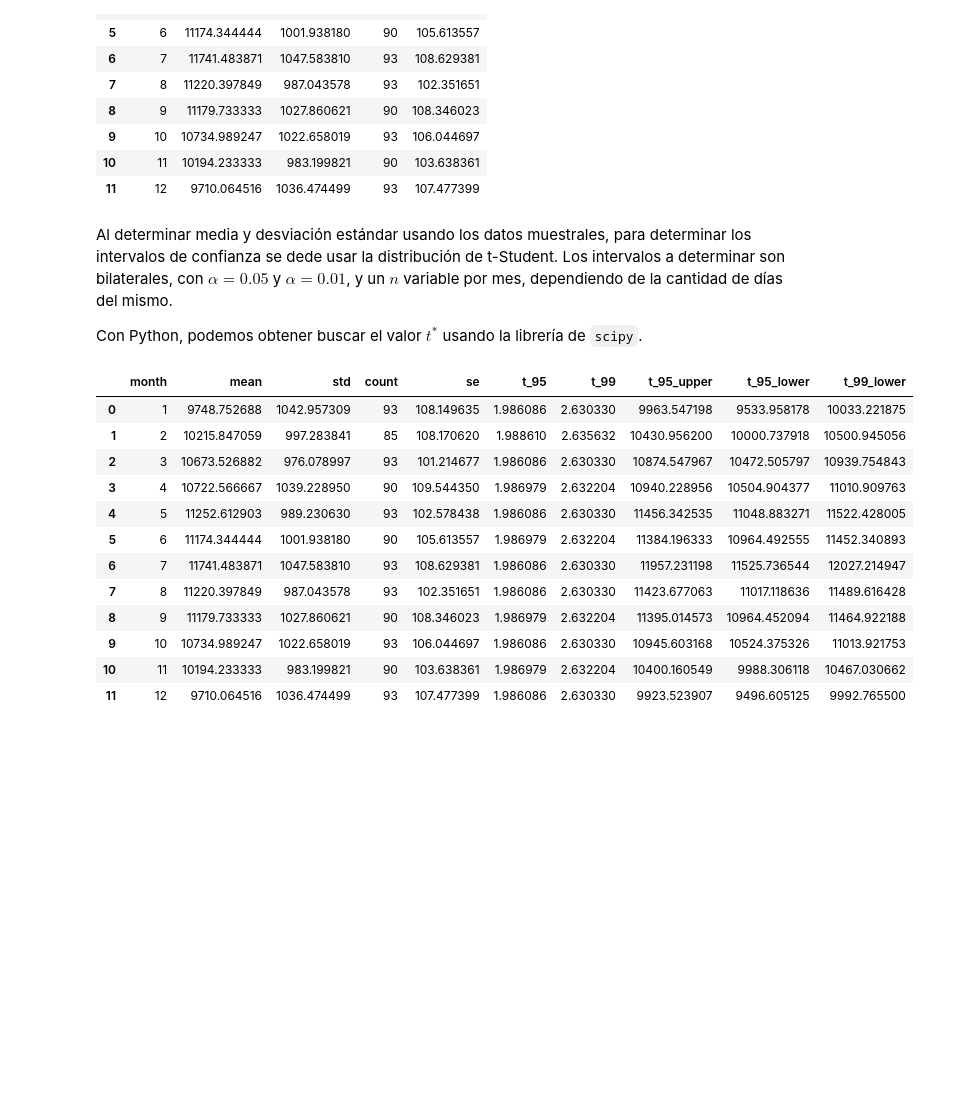
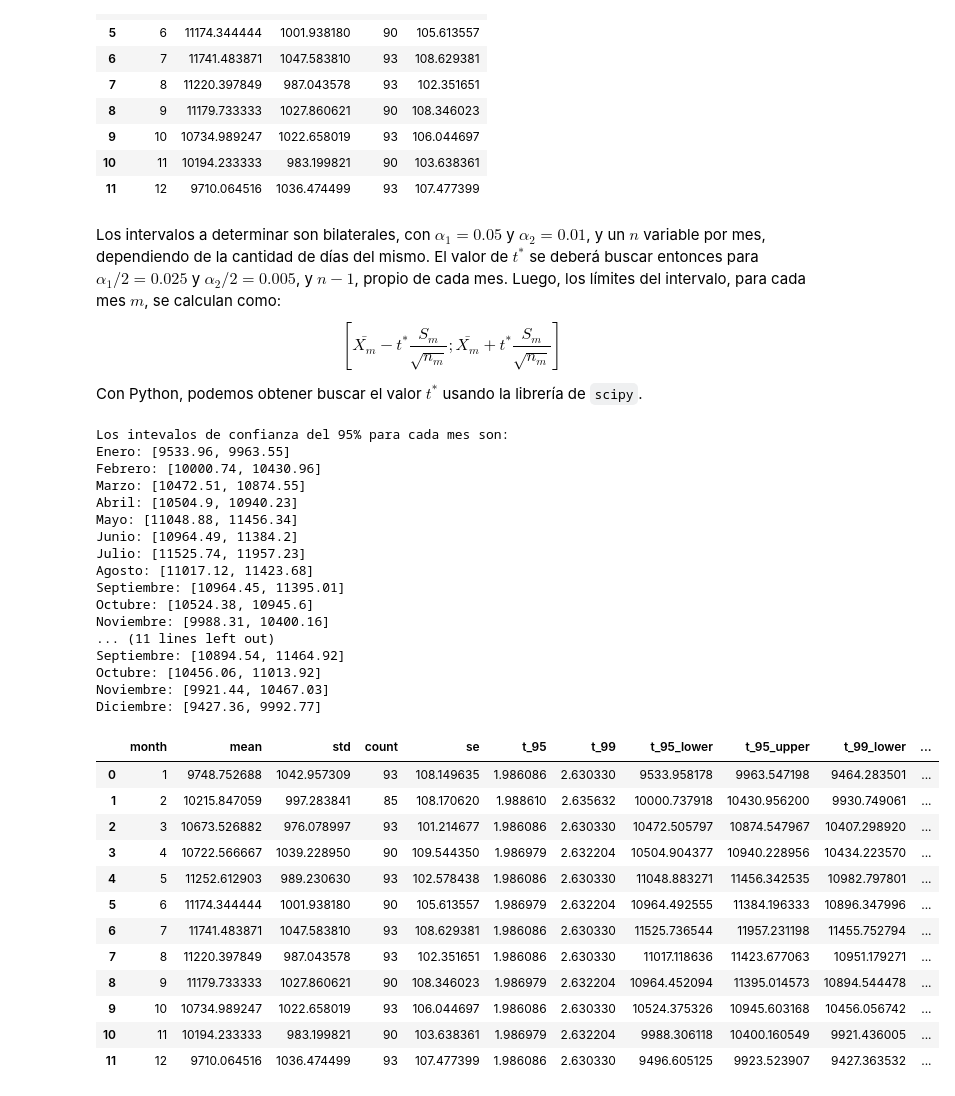
Before and after one commit to gabrielquiroga/peia-primer-examen-parcial, a Jupyter notebook: parciales/tercero/resolucion.ipynb, the cells around one changed output. Saved outputs shown, nothing was run; the diff lists cells and outputs as text; code cells hidden in the pictures; blank space fills up the shorter version.

```diff
--- a/parciales/tercero/resolucion.ipynb
+++ b/parciales/tercero/resolucion.ipynb
@@ -196,7 +196,8 @@ sa_mes
 | 10 | 11 | 10194.233333 | 983.199821 | 90 | 103.638361 |
 | 11 | 12 | 9710.064516 | 1036.474499 | 93 | 107.477399 |
 # %% [markdown]
-Al determinar media y desviación estándar usando los datos muestrales, para determinar los intervalos de confianza se dede usar la distribución de t-Student. Los intervalos a determinar son bilaterales, con $\alpha = 0.05$ y $\alpha = 0.01$, y un $n$ variable por mes, dependiendo de la cantidad de días del mismo.
+Los intervalos a determinar son bilaterales, con $\alpha_1 = 0.05$ y $\alpha_2 = 0.01$, y un $n$ variable por mes, dependiendo de la cantidad de días del mismo. El valor de $t^*$ se deberá buscar entonces para $\alpha_1 /2 = 0.025$ y $\alpha_2 /2 = 0.005$, y $n - 1$, propio de cada mes. Luego, los límites del intervalo, para cada mes $m$, se calculan como:
+$$\left[\bar{X_m} - t^* \frac{S_m}{\sqrt{n_m}} ; \bar{X_m} + t^* \frac{S_m}{\sqrt{n_m}}\right]$$
 
 Con Python, podemos obtener buscar el valor $t^*$ usando la librería de `scipy`.
 # %%
@@ -219,18 +220,55 @@ sa_mes['t_95_upper'] = sa_mes['mean'] + sa_mes['t_95'] * sa_mes['se']
 sa_mes['t_99_lower'] = sa_mes['mean'] - sa_mes['t_99'] * sa_mes['se']
 sa_mes['t_99_upper'] = sa_mes['mean'] + sa_mes['t_99'] * sa_mes['se']
 # %%
+nombres_meses = {
+    1: 'Enero', 2: 'Febrero', 3: 'Marzo', 4: 'Abril',
+    5: 'Mayo', 6: 'Junio', 7: 'Julio', 8: 'Agosto',
+    9: 'Septiembre', 10: 'Octubre', 11: 'Noviembre', 12: 'Diciembre'
+}
+
+print("Los intevalos de confianza del 95% para cada mes son:")
+for index, row in sa_mes.iterrows():
+    mes_nombre = nombres_meses[int(row['month'])]
+    lim_inf = round(row['t_95_lower'], 2)
+    lim_sup = round(row['t_95_upper'], 2)
+    print(f"{mes_nombre}: [{lim_inf}, {lim_sup}]")
+
+print("\nLos intevalos de confianza del 99% para cada mes son:")
+for index, row in sa_mes.iterrows():
+    mes_nombre = nombres_meses[int(row['month'])]
+    lim_inf = round(row['t_99_lower'], 2)
+    lim_sup = round(row['t_99_upper'], 2)
+    print(f"{mes_nombre}: [{lim_inf}, {lim_sup}]")
+
 sa_mes
 # %% [output]
+Los intevalos de confianza del 95% para cada mes son:
+Enero: [9533.96, 9963.55]
+Febrero: [10000.74, 10430.96]
+Marzo: [10472.51, 10874.55]
+Abril: [10504.9, 10940.23]
+Mayo: [11048.88, 11456.34]
+Junio: [10964.49, 11384.2]
+Julio: [11525.74, 11957.23]
+Agosto: [11017.12, 11423.68]
+Septiembre: [10964.45, 11395.01]
+Octubre: [10524.38, 10945.6]
+Noviembre: [9988.31, 10400.16]
+... (11 lines left out)
+Septiembre: [10894.54, 11464.92]
+Octubre: [10456.06, 11013.92]
+Noviembre: [9921.44, 10467.03]
+Diciembre: [9427.36, 9992.77]
-|  | month | mean | std | count | se | t_95 | t_99 | t_95_upper | t_95_lower | t_99_lower |
-| 0 | 1 | 9748.752688 | 1042.957309 | 93 | 108.149635 | 1.986086 | 2.630330 | 9963.547198 | 9533.958178 | 10033.221875 |
-| 1 | 2 | 10215.847059 | 997.283841 | 85 | 108.170620 | 1.988610 | 2.635632 | 10430.956200 | 10000.737918 | 10500.945056 |
-| 2 | 3 | 10673.526882 | 976.078997 | 93 | 101.214677 | 1.986086 | 2.630330 | 10874.547967 | 10472.505797 | 10939.754843 |
-| 3 | 4 | 10722.566667 | 1039.228950 | 90 | 109.544350 | 1.986979 | 2.632204 | 10940.228956 | 10504.904377 | 11010.909763 |
-| 4 | 5 | 11252.612903 | 989.230630 | 93 | 102.578438 | 1.986086 | 2.630330 | 11456.342535 | 11048.883271 | 11522.428005 |
-| 5 | 6 | 11174.344444 | 1001.938180 | 90 | 105.613557 | 1.986979 | 2.632204 | 11384.196333 | 10964.492555 | 11452.340893 |
-| 6 | 7 | 11741.483871 | 1047.583810 | 93 | 108.629381 | 1.986086 | 2.630330 | 11957.231198 | 11525.736544 | 12027.214947 |
-| 7 | 8 | 11220.397849 | 987.043578 | 93 | 102.351651 | 1.986086 | 2.630330 | 11423.677063 | 11017.118636 | 11489.616428 |
-| 8 | 9 | 11179.733333 | 1027.860621 | 90 | 108.346023 | 1.986979 | 2.632204 | 11395.014573 | 10964.452094 | 11464.922188 |
-| 9 | 10 | 10734.989247 | 1022.658019 | 93 | 106.044697 | 1.986086 | 2.630330 | 10945.603168 | 10524.375326 | 11013.921753 |
-| 10 | 11 | 10194.233333 | 983.199821 | 90 | 103.638361 | 1.986979 | 2.632204 | 10400.160549 | 9988.306118 | 10467.030662 |
-| 11 | 12 | 9710.064516 | 1036.474499 | 93 | 107.477399 | 1.986086 | 2.630330 | 9923.523907 | 9496.605125 | 9992.765500 |
+|  | month | mean | std | count | se | t_95 | t_99 | t_95_lower | t_95_upper | t_99_lower | ... |
+| 0 | 1 | 9748.752688 | 1042.957309 | 93 | 108.149635 | 1.986086 | 2.630330 | 9533.958178 | 9963.547198 | 9464.283501 | ... |
+| 1 | 2 | 10215.847059 | 997.283841 | 85 | 108.170620 | 1.988610 | 2.635632 | 10000.737918 | 10430.956200 | 9930.749061 | ... |
+| 2 | 3 | 10673.526882 | 976.078997 | 93 | 101.214677 | 1.986086 | 2.630330 | 10472.505797 | 10874.547967 | 10407.298920 | ... |
+| 3 | 4 | 10722.566667 | 1039.228950 | 90 | 109.544350 | 1.986979 | 2.632204 | 10504.904377 | 10940.228956 | 10434.223570 | ... |
+| 4 | 5 | 11252.612903 | 989.230630 | 93 | 102.578438 | 1.986086 | 2.630330 | 11048.883271 | 11456.342535 | 10982.797801 | ... |
+| 5 | 6 | 11174.344444 | 1001.938180 | 90 | 105.613557 | 1.986979 | 2.632204 | 10964.492555 | 11384.196333 | 10896.347996 | ... |
+| 6 | 7 | 11741.483871 | 1047.583810 | 93 | 108.629381 | 1.986086 | 2.630330 | 11525.736544 | 11957.231198 | 11455.752794 | ... |
+| 7 | 8 | 11220.397849 | 987.043578 | 93 | 102.351651 | 1.986086 | 2.630330 | 11017.118636 | 11423.677063 | 10951.179271 | ... |
+| 8 | 9 | 11179.733333 | 1027.860621 | 90 | 108.346023 | 1.986979 | 2.632204 | 10964.452094 | 11395.014573 | 10894.544478 | ... |
+| 9 | 10 | 10734.989247 | 1022.658019 | 93 | 106.044697 | 1.986086 | 2.630330 | 10524.375326 | 10945.603168 | 10456.056742 | ... |
+| 10 | 11 | 10194.233333 | 983.199821 | 90 | 103.638361 | 1.986979 | 2.632204 | 9988.306118 | 10400.160549 | 9921.436005 | ... |
+| 11 | 12 | 9710.064516 | 1036.474499 | 93 | 107.477399 | 1.986086 | 2.630330 | 9496.605125 | 9923.523907 | 9427.363532 | ... |
```
Also changed, not shown: parts of 7 cells of this notebook.
